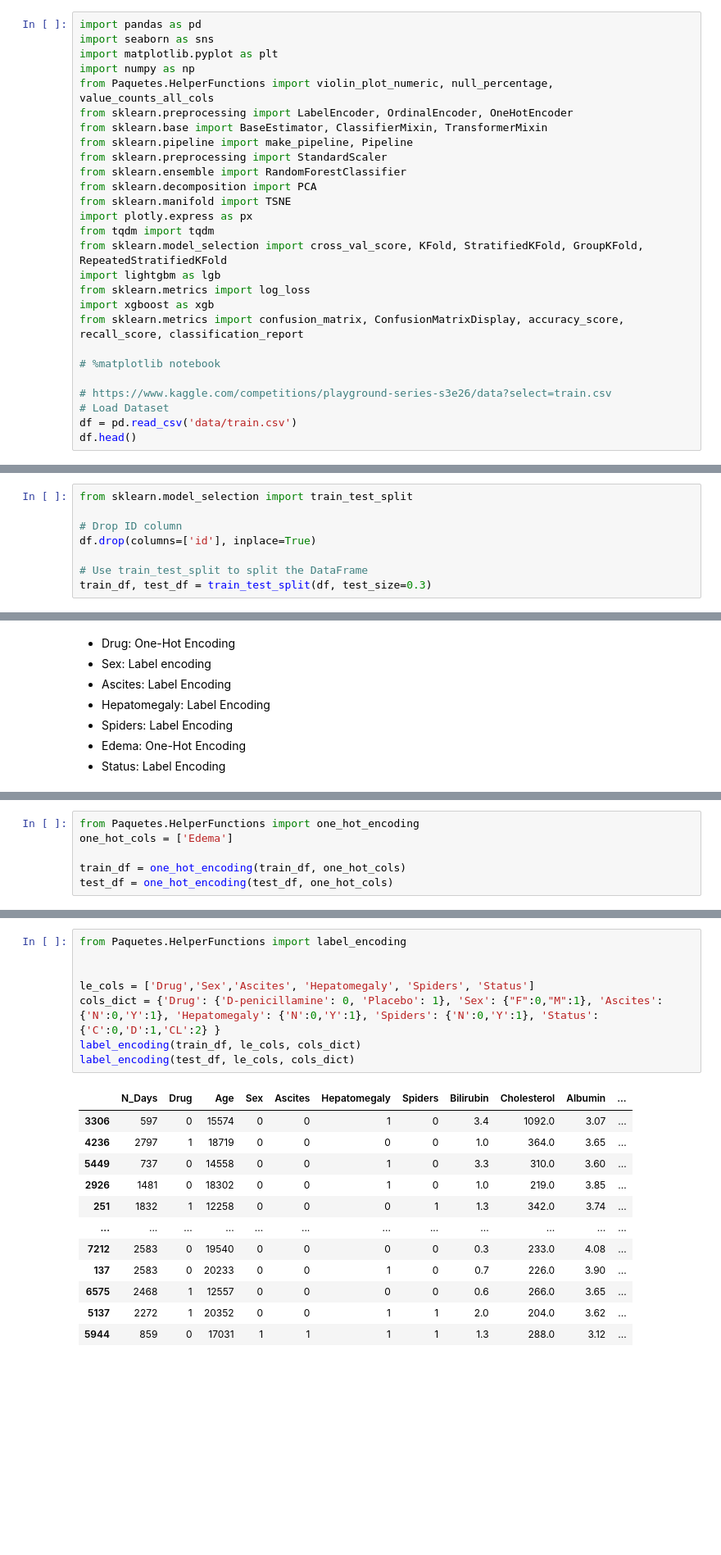
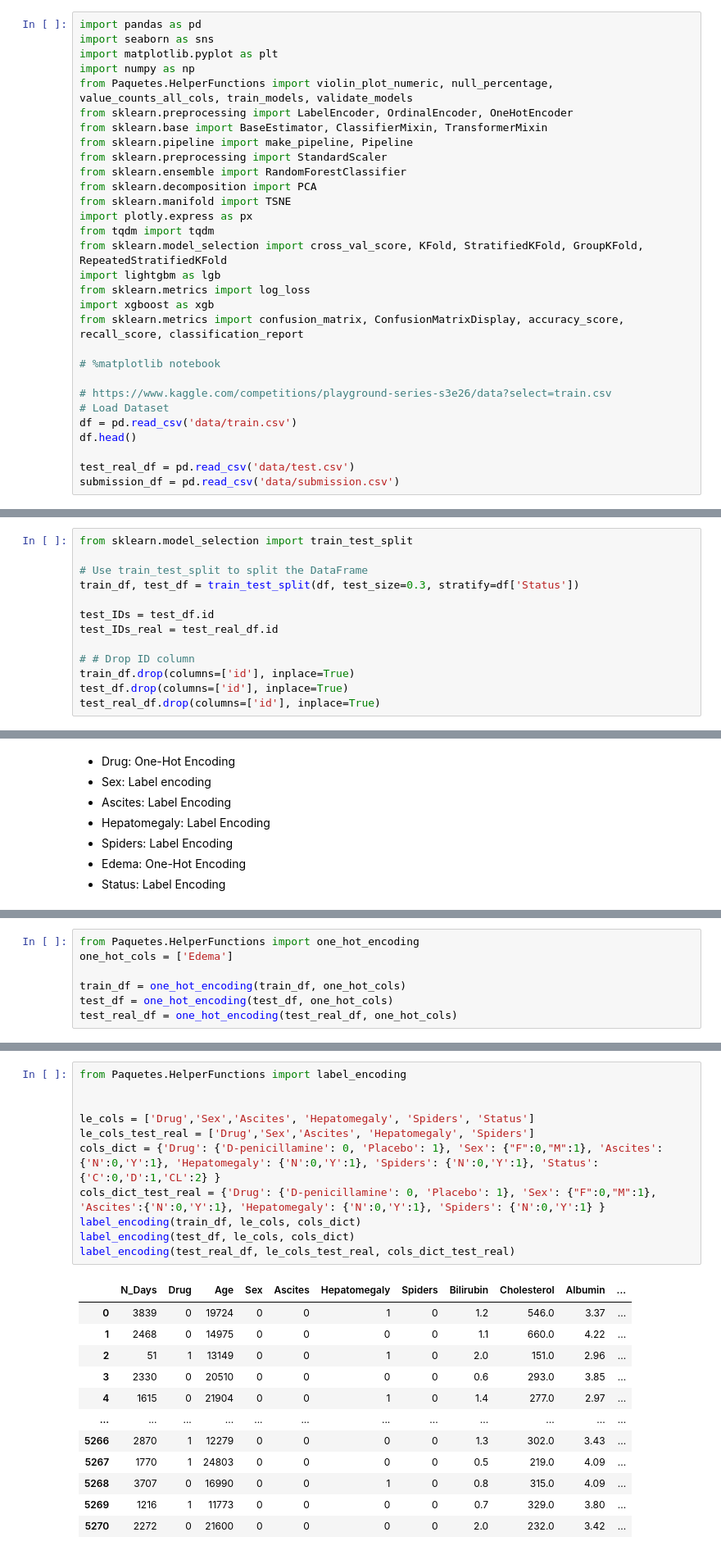
Before and after one commit to kokeitor/Multi-ClassPredictionCirrhosis, a Jupyter notebook: joseba.ipynb, the cells around one changed output, grey strips where cells are left out. Shown at 82% size. Saved outputs shown, nothing was run; the diff lists cells and outputs as text; blank space fills up the shorter version.

```diff
--- a/joseba.ipynb
+++ b/joseba.ipynb
@@ -5,7 +5,7 @@ import pandas as pd
 import seaborn as sns
 import matplotlib.pyplot as plt
 import numpy as np
-from Paquetes.HelperFunctions import violin_plot_numeric, null_percentage, value_counts_all_cols
+from Paquetes.HelperFunctions import violin_plot_numeric, null_percentage, value_counts_all_cols, train_models, validate_models
 from sklearn.preprocessing import LabelEncoder, OrdinalEncoder, OneHotEncoder
 from sklearn.base import BaseEstimator, ClassifierMixin, TransformerMixin
 from sklearn.pipeline import make_pipeline, Pipeline
@@ -27,3 +27,6 @@ from sklearn.metrics import confusion_matrix, ConfusionMatrixDisplay, accuracy_s
 # Load Dataset
 df = pd.read_csv('data/train.csv')
 df.head()
+
+test_real_df = pd.read_csv('data/test.csv')
+submission_df = pd.read_csv('data/submission.csv')
@@ -37,8 +35,13 @@ df.head()
 # %%
 from sklearn.model_selection import train_test_split
 
-# Drop ID column
-df.drop(columns=['id'], inplace=True)
+# Use train_test_split to split the DataFrame
+train_df, test_df = train_test_split(df, test_size=0.3, stratify=df['Status'])
 
-# Use train_test_split to split the DataFrame
-train_df, test_df = train_test_split(df, test_size=0.3)
+test_IDs = test_df.id
+test_IDs_real = test_real_df.id
+
+# # Drop ID column
+train_df.drop(columns=['id'], inplace=True)
+test_df.drop(columns=['id'], inplace=True)
+test_real_df.drop(columns=['id'], inplace=True)
@@ -201,4 +202,5 @@ one_hot_cols = ['Edema']
 
 train_df = one_hot_encoding(train_df, one_hot_cols)
 test_df = one_hot_encoding(test_df, one_hot_cols)
+test_real_df = one_hot_encoding(test_real_df, one_hot_cols)
 # %%
@@ -236,21 +238,24 @@ Name: count, dtype: int64
 # %%
 from Paquetes.HelperFunctions import label_encoding
 
 
 le_cols = ['Drug','Sex','Ascites', 'Hepatomegaly', 'Spiders', 'Status']
+le_cols_test_real = ['Drug','Sex','Ascites', 'Hepatomegaly', 'Spiders']
 cols_dict = {'Drug': {'D-penicillamine': 0, 'Placebo': 1}, 'Sex': {"F":0,"M":1}, 'Ascites':{'N':0,'Y':1}, 'Hepatomegaly': {'N':0,'Y':1}, 'Spiders': {'N':0,'Y':1}, 'Status': {'C':0,'D':1,'CL':2} }
+cols_dict_test_real = {'Drug': {'D-penicillamine': 0, 'Placebo': 1}, 'Sex': {"F":0,"M":1}, 'Ascites':{'N':0,'Y':1}, 'Hepatomegaly': {'N':0,'Y':1}, 'Spiders': {'N':0,'Y':1} }
 label_encoding(train_df, le_cols, cols_dict)
 label_encoding(test_df, le_cols, cols_dict)
+label_encoding(test_real_df, le_cols_test_real, cols_dict_test_real)
 # %% [output]
 |  | N_Days | Drug | Age | Sex | Ascites | Hepatomegaly | Spiders | Bilirubin | Cholesterol | Albumin | ... |
-| 3306 | 597 | 0 | 15574 | 0 | 0 | 1 | 0 | 3.4 | 1092.0 | 3.07 | ... |
-| 4236 | 2797 | 1 | 18719 | 0 | 0 | 0 | 0 | 1.0 | 364.0 | 3.65 | ... |
-| 5449 | 737 | 0 | 14558 | 0 | 0 | 1 | 0 | 3.3 | 310.0 | 3.60 | ... |
-| 2926 | 1481 | 0 | 18302 | 0 | 0 | 1 | 0 | 1.0 | 219.0 | 3.85 | ... |
-| 251 | 1832 | 1 | 12258 | 0 | 0 | 0 | 1 | 1.3 | 342.0 | 3.74 | ... |
+| 0 | 3839 | 0 | 19724 | 0 | 0 | 1 | 0 | 1.2 | 546.0 | 3.37 | ... |
+| 1 | 2468 | 0 | 14975 | 0 | 0 | 0 | 0 | 1.1 | 660.0 | 4.22 | ... |
+| 2 | 51 | 1 | 13149 | 0 | 0 | 1 | 0 | 2.0 | 151.0 | 2.96 | ... |
+| 3 | 2330 | 0 | 20510 | 0 | 0 | 0 | 0 | 0.6 | 293.0 | 3.85 | ... |
+| 4 | 1615 | 0 | 21904 | 0 | 0 | 1 | 0 | 1.4 | 277.0 | 2.97 | ... |
 | ... | ... | ... | ... | ... | ... | ... | ... | ... | ... | ... | ... |
-| 7212 | 2583 | 0 | 19540 | 0 | 0 | 0 | 0 | 0.3 | 233.0 | 4.08 | ... |
-| 137 | 2583 | 0 | 20233 | 0 | 0 | 1 | 0 | 0.7 | 226.0 | 3.90 | ... |
-| 6575 | 2468 | 1 | 12557 | 0 | 0 | 0 | 0 | 0.6 | 266.0 | 3.65 | ... |
-| 5137 | 2272 | 1 | 20352 | 0 | 0 | 1 | 1 | 2.0 | 204.0 | 3.62 | ... |
-| 5944 | 859 | 0 | 17031 | 1 | 1 | 1 | 1 | 1.3 | 288.0 | 3.12 | ... |
+| 5266 | 2870 | 1 | 12279 | 0 | 0 | 0 | 0 | 1.3 | 302.0 | 3.43 | ... |
+| 5267 | 1770 | 1 | 24803 | 0 | 0 | 0 | 0 | 0.5 | 219.0 | 4.09 | ... |
+| 5268 | 3707 | 0 | 16990 | 0 | 0 | 1 | 0 | 0.8 | 315.0 | 4.09 | ... |
+| 5269 | 1216 | 1 | 11773 | 0 | 0 | 0 | 0 | 0.7 | 329.0 | 3.80 | ... |
+| 5270 | 2272 | 0 | 21600 | 0 | 0 | 0 | 0 | 2.0 | 232.0 | 3.42 | ... |
```
Also changed, not shown: parts of 75 cells of this notebook, 4 other files.
